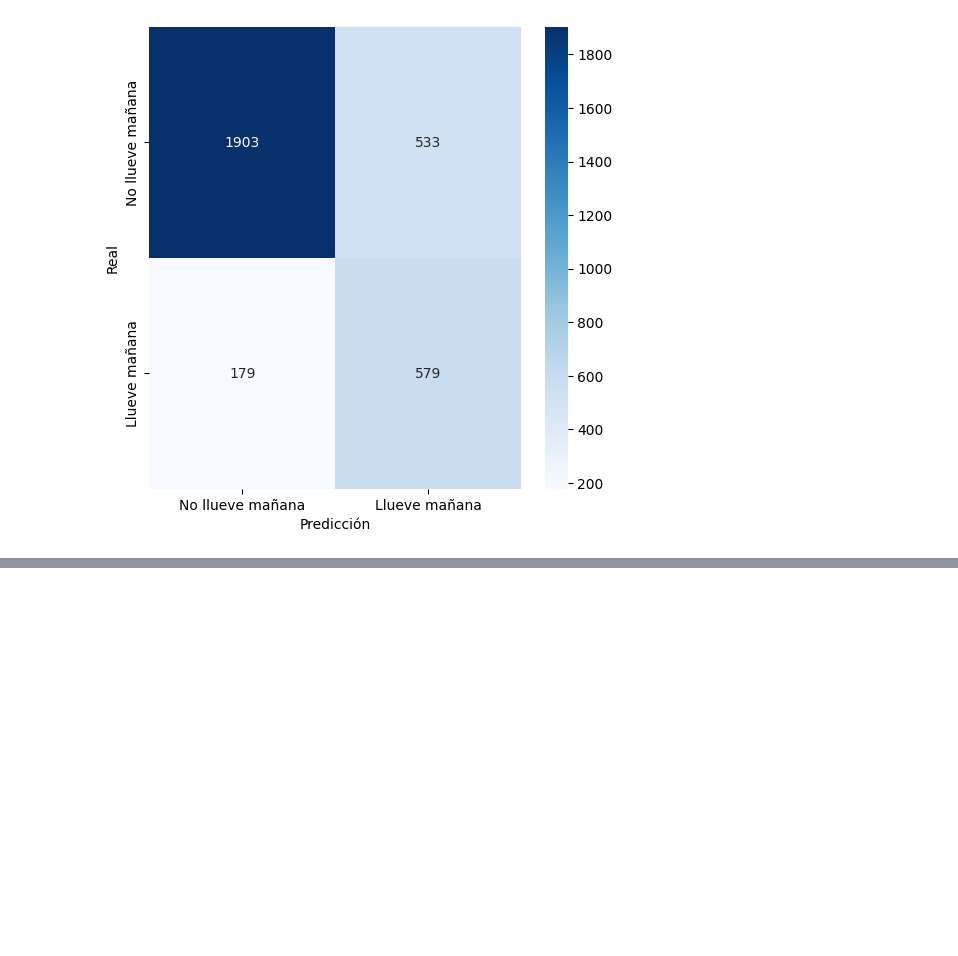
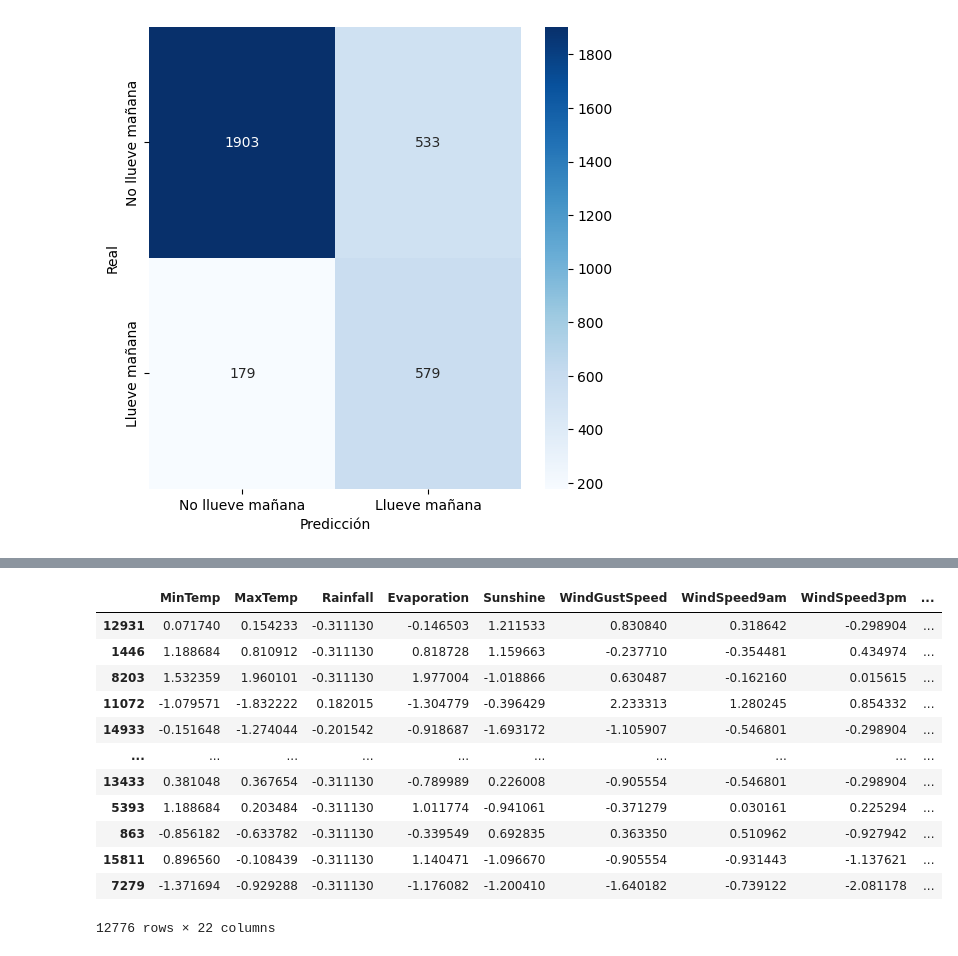
Before and after one commit to valentindalmau/TP_AA_Rovere_Dalmau, a Jupyter notebook: TP_AA_Rovere_Dalmau.ipynb, the cells around one changed output, grey strips where cells are left out. Saved outputs shown, nothing was run; the diff lists cells and outputs as text; code cells hidden in the pictures; blank space fills up the shorter version.

Commit message:
3era entrega, modelos base y ML
ejercicios 5 y 6

```diff
--- a/TP_AA_Rovere_Dalmau.ipynb
+++ b/TP_AA_Rovere_Dalmau.ipynb
@@ -448,0 +482,22 @@ plt.show()
+# %%
+!pip install tensorflow
+!pip install keras
+import tensorflow as tf
+from tensorflow.keras.datasets import mnist
+from tensorflow.keras.models import Sequential
+from tensorflow.keras.layers import Flatten, Dense
+from tensorflow.keras.utils import to_categorical
+
+model = tf.keras.Sequential([
+    tf.keras.layers.Dense(256, activation='sigmoid', input_shape=(22,)),
+    tf.keras.layers.Dense(128, activation='sigmoid'),
+    tf.keras.layers.Dense(1, activation='sigmoid')
+])
+
+model.compile(optimizer='adam', loss='binary_crossentropy', metrics=['accuracy'])
+
+model.fit(X_train, y_train, epochs=100, batch_size=16, validation_data=(X_test, y_test))
+
+loss, accuracy = model.evaluate(X_test, y_test)
+print(f'Pérdida test: {loss}')
+print(f'Exactitud test: {accuracy}')
@@ -448,0 +522,16 @@ plt.show()
+# %%
+X_train
+# %% [output]
+|  | MinTemp | MaxTemp | Rainfall | Evaporation | Sunshine | WindGustSpeed | WindSpeed9am | WindSpeed3pm | ... |
+| 12931 | 0.071740 | 0.154233 | -0.311130 | -0.146503 | 1.211533 | 0.830840 | 0.318642 | -0.298904 | ... |
+| 1446 | 1.188684 | 0.810912 | -0.311130 | 0.818728 | 1.159663 | -0.237710 | -0.354481 | 0.434974 | ... |
+| 8203 | 1.532359 | 1.960101 | -0.311130 | 1.977004 | -1.018866 | 0.630487 | -0.162160 | 0.015615 | ... |
+| 11072 | -1.079571 | -1.832222 | 0.182015 | -1.304779 | -0.396429 | 2.233313 | 1.280245 | 0.854332 | ... |
+| 14933 | -0.151648 | -1.274044 | -0.201542 | -0.918687 | -1.693172 | -1.105907 | -0.546801 | -0.298904 | ... |
+| ... | ... | ... | ... | ... | ... | ... | ... | ... | ... |
+| 13433 | 0.381048 | 0.367654 | -0.311130 | -0.789989 | 0.226008 | -0.905554 | -0.546801 | -0.298904 | ... |
+| 5393 | 1.188684 | 0.203484 | -0.311130 | 1.011774 | -0.941061 | -0.371279 | 0.030161 | 0.225294 | ... |
+| 863 | -0.856182 | -0.633782 | -0.311130 | -0.339549 | 0.692835 | 0.363350 | 0.510962 | -0.927942 | ... |
+| 15811 | 0.896560 | -0.108439 | -0.311130 | 1.140471 | -1.096670 | -0.905554 | -0.931443 | -1.137621 | ... |
+| 7279 | -1.371694 | -0.929288 | -0.311130 | -1.176082 | -1.200410 | -1.640182 | -0.739122 | -2.081178 | ... |
+12776 rows × 22 columns
```
Also changed, not shown: parts of 11 cells of this notebook.
